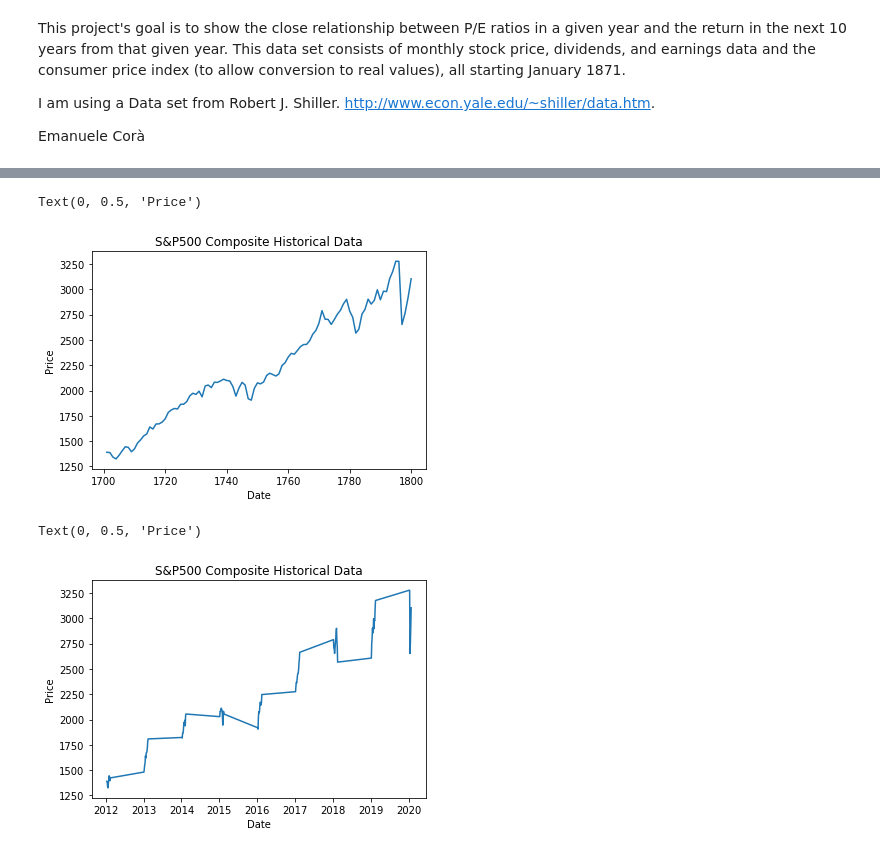
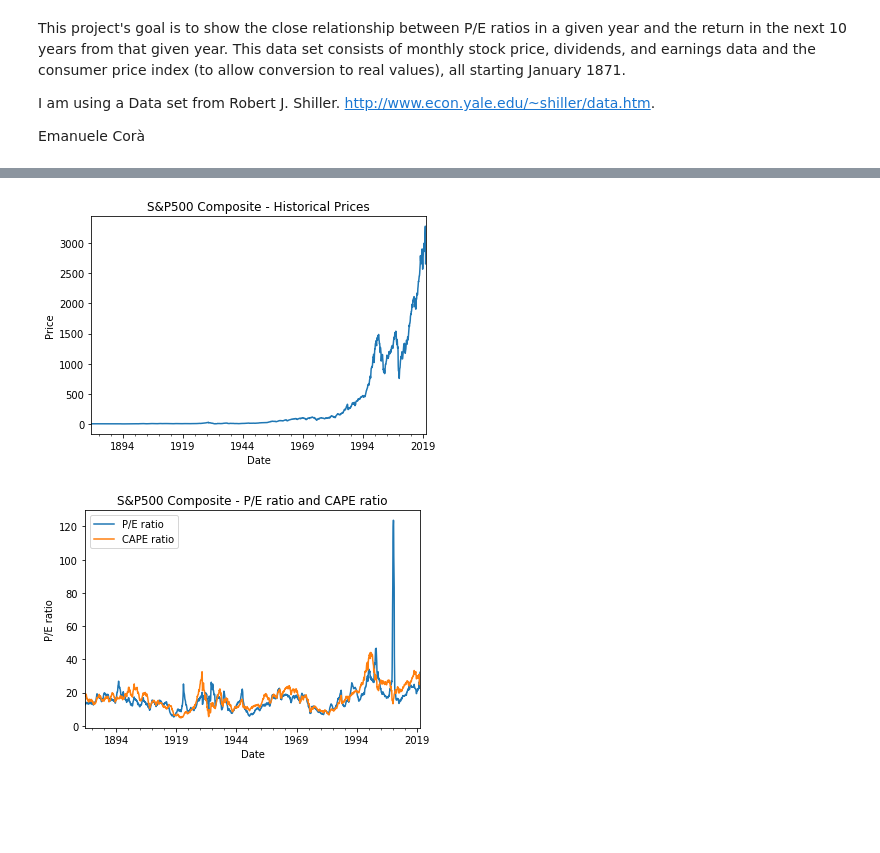
Before and after one commit to emanuelecora/P-E-and-Stock-Market-Return, a Jupyter notebook: Notebook.ipynb, the cells around one changed output, grey strips where cells are left out. Drawn from its saved outputs; the diff is of its cells as text; code cells hidden in the pictures; blank space fills up the shorter version.

```diff
--- a/Notebook.ipynb
+++ b/Notebook.ipynb
@@ -48,18 +47,17 @@ df.head()
-# %%
-plt.plot(df["Price"].tail(100))
-plt.title("S&P500 Composite Historical Data")
-plt.xlabel("Date")
-plt.ylabel("Price")
-# %% [output]
-Text(0, 0.5, 'Price')
-[figure, removed]
 # %%
+df["Date"] = pd.to_datetime(df["Date"], format='%Y.%m')
 df = df.set_index("Date")
-# %%
-plt.plot(df["Price"].tail(100))
-plt.title("S&P500 Composite Historical Data")
-plt.xlabel("Date")
-plt.ylabel("Price")
-# %% [output]
-Text(0, 0.5, 'Price')
-[figure, removed]
+# %%
+df["Price"].plot()
+plt.title("S&P500 Composite - Historical Prices")
+plt.xlabel("Date")
+plt.ylabel("Price")
+plt.show()
+df[["P/E ratio", "CAPE ratio"]].plot()
+plt.title("S&P500 Composite - P/E ratio and CAPE ratio")
+plt.xlabel("Date")
+plt.ylabel("P/E ratio")
+plt.show()
+# %% [output]
+[figure, added]
+[figure, added]
```
Also changed, not shown: parts of 10 cells of this notebook.
